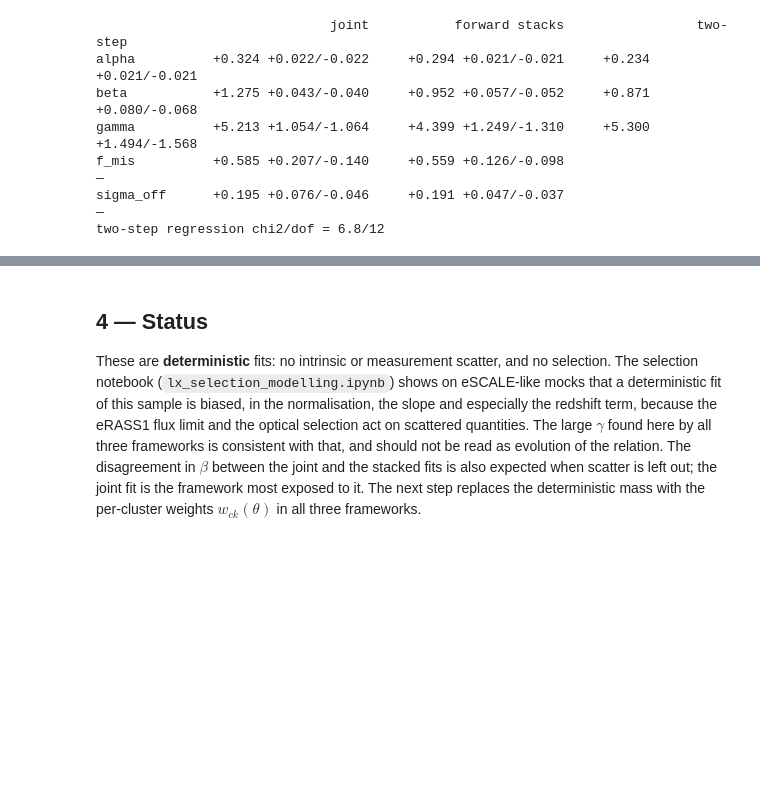
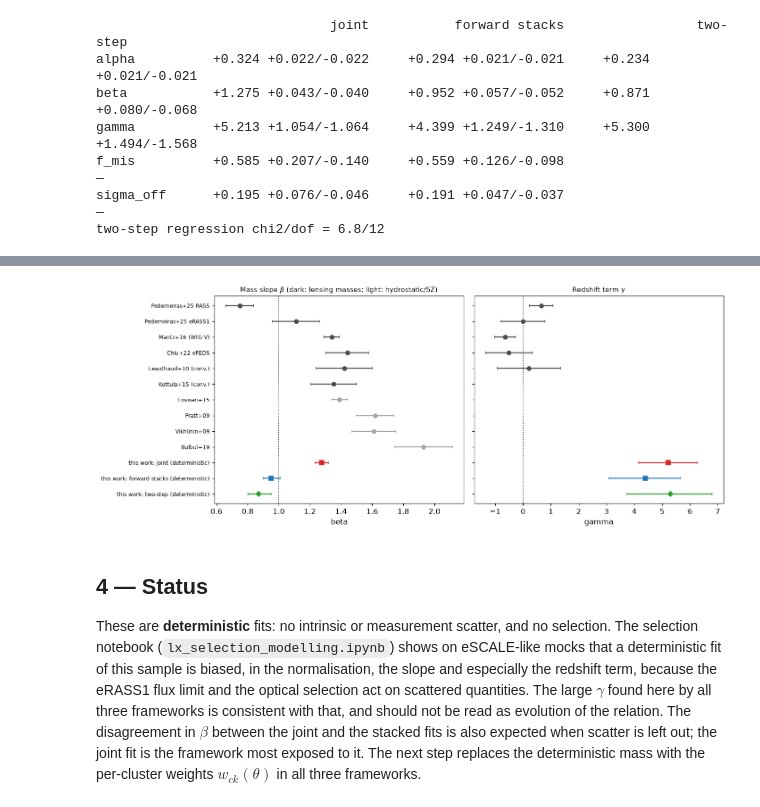
Before and after one commit to andrevitorelli/destacking, a Jupyter notebook: notebooks/lx_mass_fits.ipynb, the cells around one changed output, grey strips where cells are left out. Cells and saved outputs as stored; diff of their text form; code cells hidden in the pictures; blank space fills up the shorter version.

Commit message:
Lx-M fits notebook: literature comparison of beta and gamma
Co-Authored-By: Claude Opus 5.5 <noreply@anthropic.com>

```diff
--- a/notebooks/lx_mass_fits.ipynb
+++ b/notebooks/lx_mass_fits.ipynb
@@ -128,3 +132,30 @@ two-step regression chi2/dof = 6.8/12
+# %%
+lit = [  # label, beta, beta_err, gamma, gamma_err, mass type
+    ('Pederneiras+25 RASS', 0.75, 0.09, 0.65, 0.43, 'WL'), ('Pederneiras+25 eRASS1', 1.11, 0.15, 0.00, 0.79, 'WL'),
+    ('Mantz+16 (WtG V)', 1.34, 0.05, -0.65, 0.38, 'WL'), ('Chiu+22 eFEDS', 1.44, 0.135, -0.51, 0.84, 'WL'),
+    ('Leauthaud+10 (conv.)', 1.42, 0.18, 0.20, 1.14, 'WL'), ('Kettula+15 (conv.)', 1/0.74, 0.08/0.74**2, np.nan, np.nan, 'WL'),
+    ('Lovisari+15', 1.39, 0.05, np.nan, np.nan, 'HSE'), ('Pratt+09', 1.62, 0.12, np.nan, np.nan, 'HSE'),
+    ('Vikhlinin+09', 1.61, 0.14, np.nan, np.nan, 'HSE'), ('Bulbul+19', 1.93, 0.185, np.nan, np.nan, 'SZ')]
+ours = [('this work: joint (deterministic)', 'joint', 'C3'), ('this work: forward stacks (deterministic)', 'forward', 'C0')]
+fig, ax = plt.subplots(1, 2, figsize=(13, 5.2), sharey=True)
+y = np.arange(len(lit) + 3)[::-1]
+for a, (j, nm) in zip(ax, [(1, 'beta'), (3, 'gamma')]):
+    for k, row_ in enumerate(lit):
+        if np.isfinite(row_[j]):
+            a.errorbar(row_[j], y[k], xerr=row_[j + 1], fmt='o', color='0.3' if row_[5] == 'WL' else '0.65', capsize=2)
+    for k, (lab, key, c) in enumerate(ours):
+        X, w, n = P[key]; i = n.index(nm); o = np.argsort(X[:, i]); lo, me, hi = np.interp([.16, .5, .84], np.cumsum(w[o]), X[o, i])
+        a.errorbar(me, y[len(lit) + k], xerr=[[me - lo], [hi - me]], fmt='s', color=c, capsize=2)
+    t = TS['lx_given_m'][nm]
+    a.errorbar(t[1], y[-1], xerr=[[t[1] - t[0]], [t[2] - t[1]]], fmt='D', color='C2', capsize=2)
+    a.axvline(1.0 if nm == 'beta' else 0.0, color='k', ls=':', lw=1)
+    a.set_xlabel(nm)
+ax[0].set_yticks(y); ax[0].set_yticklabels([r[0] for r in lit] + [o[0] for o in ours] + ['this work: two-step (deterministic)'], fontsize=8)
+ax[0].set_title(r'Mass slope $\beta$ (dark: lensing masses; light: hydrostatic/SZ)', fontsize=10)
+ax[1].set_title(r'Redshift term $\gamma$', fontsize=10)
+plt.tight_layout(); plt.show()
+# %% [output]
+[figure, added]
 # %% [markdown]
 ## 4 — Status
 
```
Also changed, not shown: parts of 1 cell of this notebook.
